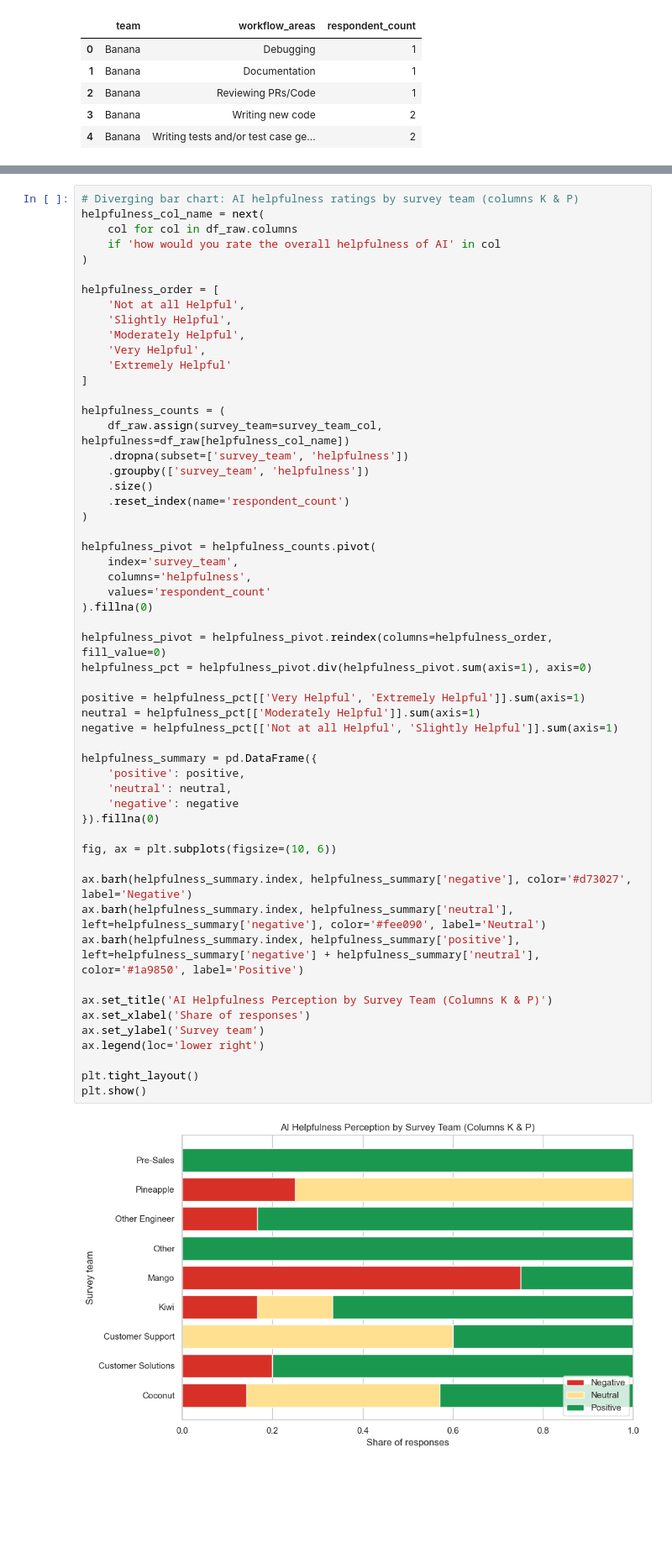
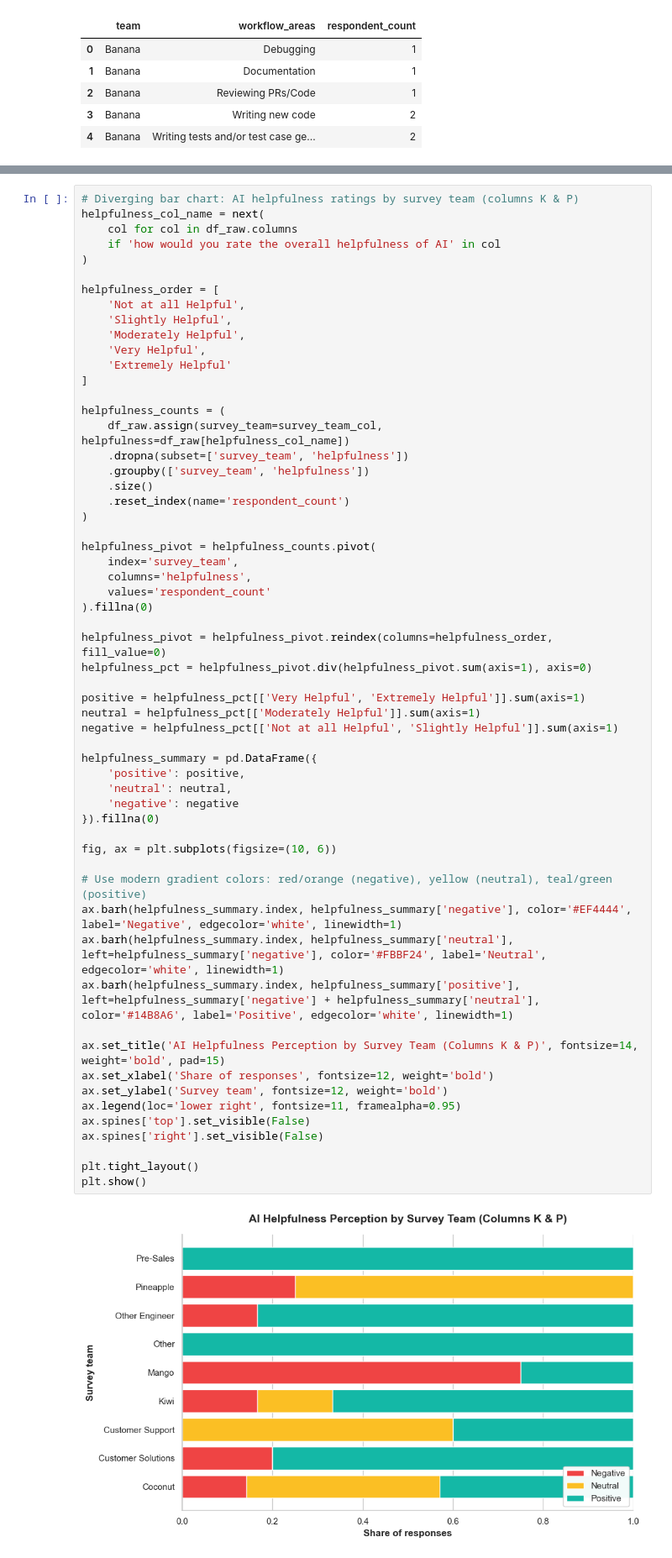
Before and after one commit to andrewdennis117/AI_Usage_Survey_visualization, a Jupyter notebook: notebooks/01_eda.ipynb, the cells around one changed output, grey strips where cells are left out. Shown at 84% size. Cells and saved outputs as stored; diff of their text form; blank space fills up the shorter version.

```diff
--- a/notebooks/01_eda.ipynb
+++ b/notebooks/01_eda.ipynb
@@ -315,41 +340,44 @@ helpfulness_counts = (
     .size()
     .reset_index(name='respondent_count')
 )
 
 helpfulness_pivot = helpfulness_counts.pivot(
     index='survey_team',
     columns='helpfulness',
     values='respondent_count'
 ).fillna(0)
 
 helpfulness_pivot = helpfulness_pivot.reindex(columns=helpfulness_order, fill_value=0)
 helpfulness_pct = helpfulness_pivot.div(helpfulness_pivot.sum(axis=1), axis=0)
 
 positive = helpfulness_pct[['Very Helpful', 'Extremely Helpful']].sum(axis=1)
 neutral = helpfulness_pct[['Moderately Helpful']].sum(axis=1)
 negative = helpfulness_pct[['Not at all Helpful', 'Slightly Helpful']].sum(axis=1)
 
 helpfulness_summary = pd.DataFrame({
     'positive': positive,
     'neutral': neutral,
     'negative': negative
 }).fillna(0)
 
 fig, ax = plt.subplots(figsize=(10, 6))
 
-ax.barh(helpfulness_summary.index, helpfulness_summary['negative'], color='#d73027', label='Negative')
-ax.barh(helpfulness_summary.index, helpfulness_summary['neutral'], left=helpfulness_summary['negative'], color='#fee090', label='Neutral')
-ax.barh(helpfulness_summary.index, helpfulness_summary['positive'], left=helpfulness_summary['negative'] + helpfulness_summary['neutral'], color='#1a9850', label='Positive')
+# Use modern gradient colors: red/orange (negative), yellow (neutral), teal/green (positive)
+ax.barh(helpfulness_summary.index, helpfulness_summary['negative'], color='#EF4444', label='Negative', edgecolor='white', linewidth=1)
+ax.barh(helpfulness_summary.index, helpfulness_summary['neutral'], left=helpfulness_summary['negative'], color='#FBBF24', label='Neutral', edgecolor='white', linewidth=1)
+ax.barh(helpfulness_summary.index, helpfulness_summary['positive'], left=helpfulness_summary['negative'] + helpfulness_summary['neutral'], color='#14B8A6', label='Positive', edgecolor='white', linewidth=1)
 
-ax.set_title('AI Helpfulness Perception by Survey Team (Columns K & P)')
-ax.set_xlabel('Share of responses')
-ax.set_ylabel('Survey team')
-ax.legend(loc='lower right')
+ax.set_title('AI Helpfulness Perception by Survey Team (Columns K & P)', fontsize=14, weight='bold', pad=15)
+ax.set_xlabel('Share of responses', fontsize=12, weight='bold')
+ax.set_ylabel('Survey team', fontsize=12, weight='bold')
+ax.legend(loc='lower right', fontsize=11, framealpha=0.95)
+ax.spines['top'].set_visible(False)
+ax.spines['right'].set_visible(False)
 
 plt.tight_layout()
 plt.show()
 # %% [output]
-[figure, old version]
+[figure, new version]
 # %%
 # Combined view: AI helpfulness vs. primary usage by survey team (columns K, P, O)
 
```
Also changed, not shown: parts of 9 cells of this notebook, 22 other files.
